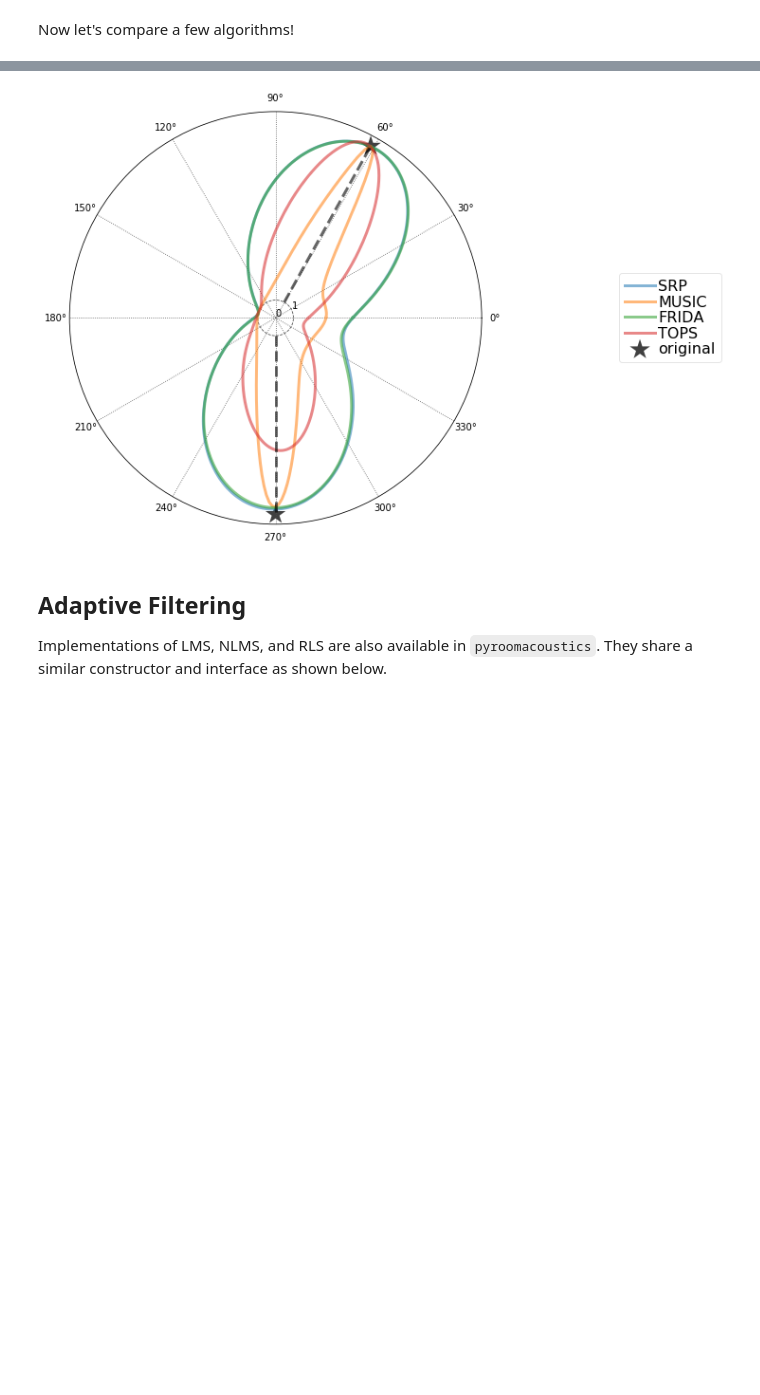
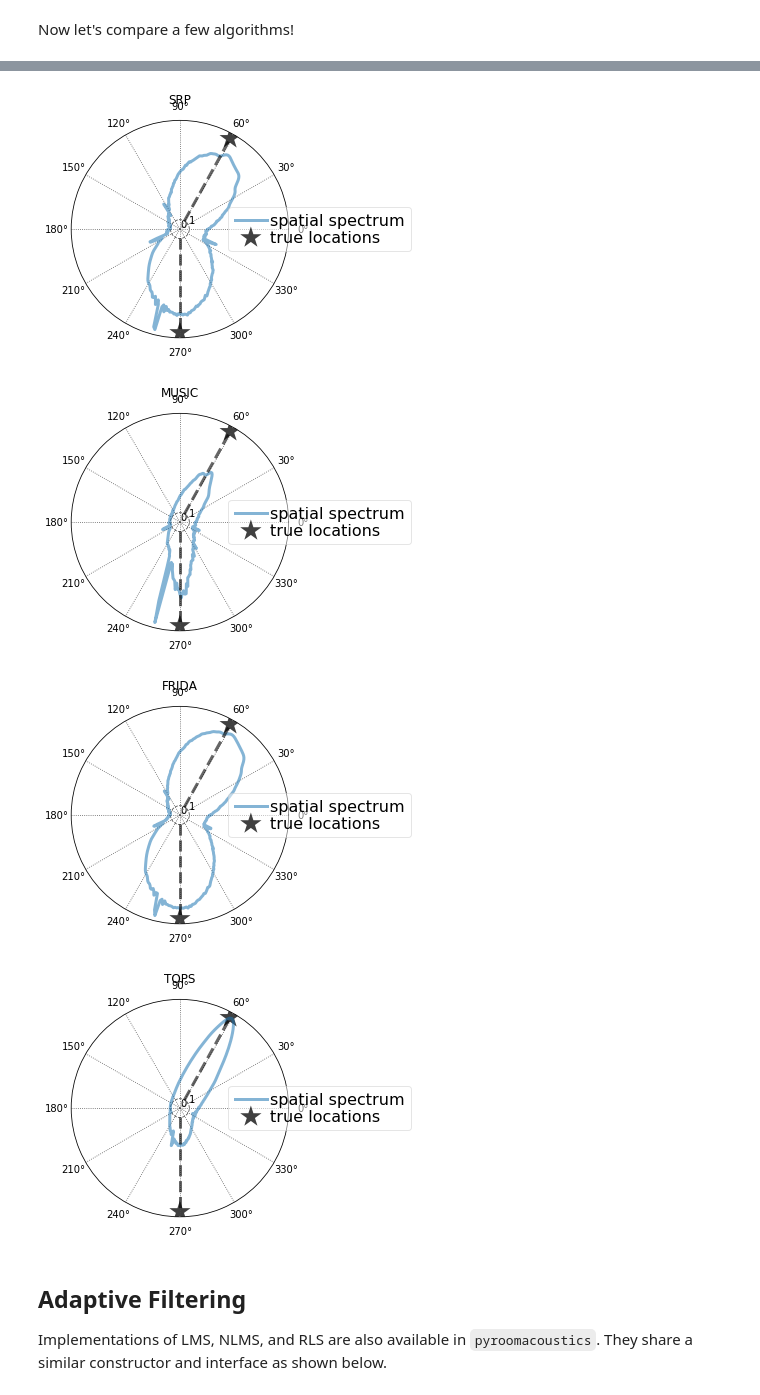
Before and after one commit to LCAV/pyroomacoustics, a Jupyter notebook: notebooks/pyroomacoustics_demo.ipynb, the cells around one changed output, grey strips where cells are left out. Cells and saved outputs as stored; diff of their text form; code cells hidden in the pictures; blank space fills up the shorter version.

```diff
--- a/notebooks/pyroomacoustics_demo.ipynb
+++ b/notebooks/pyroomacoustics_demo.ipynb
@@ -212,7 +208,9 @@ We provide the following algorithms: SRP-PHAT, MUSIC, CSSM, WAVES, TOPS, and FRI
 
 Let's perform DOA for two sources.
 # %%
+# Location of sources
 azimuth = np.array([61., 270.]) / 180. * np.pi
+distance = 2.  # meters
 # %% [markdown]
 A few constants and parameters for the algorithm such as the FFT size and the frequency range over which to perform DOA.
 # %%
@@ -224,6 +230,6 @@ freq_range = [300, 3500]
 # %% [markdown]
 As in the Beamforming example, we will use an array geometry equivalent to that of an Amazon Echo.
 # %%
-center = [0, 0]; radius = 37.5e-3
-echo = pra.circular_2D_array(center=center, M=6, phi0=0, radius=radius)
+echo = pra.circular_2D_array(center=room_dim/2, M=6, phi0=0, radius=37.5e-3)
 echo = np.concatenate((echo, np.array(center, ndmin=2).T), axis=1)
+aroom.add_microphone_array(pra.MicrophoneArray(echo, room.fs))
@@ -261,13 +250,14 @@ for m, signal in enumerate(mic_signals):
 # %% [markdown]
 The DOA algorithms require an STFT input, which we will compute for overlapping frames for our 1 second duration signal.
 # %%
-X = np.array([ pra.stft(signal, nfft, nfft // 2, transform=np.fft.rfft).T for signal in mic_signals ])
+X = np.array([pra.stft(signal, nfft, nfft // 2, transform=np.fft.rfft).T for signal in aroom.mic_array.signals])
 # %% [markdown]
 Now let's compare a few algorithms!
 # %%
 algo_names = ['SRP', 'MUSIC', 'FRIDA', 'TOPS']
 spatial_resp = dict()
 
+# loop through algos
 for algo_name in algo_names:
     # Construct the new DOA object
     # the max_four parameter is necessary for FRIDA only
@@ -276,15 +266,11 @@ for algo_name in algo_names:
     # this call here perform localization on the frames in X
     doa.locate_sources(X, freq_range=freq_range)
 
-    # doa.azimuth_recon contains the reconstructed location of the source
-    print(algo_name)
-    print('  Recovered azimuth:', doa.azimuth_recon / np.pi * 180., 'degrees')
-    print('  Error:', pra.doa.circ_dist(np.sort(azimuth), np.sort(doa.azimuth_recon)) / np.pi * 180., 'degrees')
-
-    # save results for comparison plot
-    spatial_resp[algo_name] = doa.grid.values
+    # store spatial response
     if algo_name is 'FRIDA':
         spatial_resp[algo_name] = np.abs(doa._gen_dirty_img())
+    else:
+        spatial_resp[algo_name] = doa.grid.values
 
     # normalize
     min_val = spatial_resp[algo_name].min()
@@ -308,45 +281,52 @@ Plotting their results:
 # %%
-fig = plt.figure()
-ax = fig.add_subplot(111, projection='polar')
+# plotting param
 base = 1.
 height = 10.
 true_col = [0, 0, 0]
 
+# loop through algos
+phi_plt = doa.grid.azimuth
 for algo_name in algo_names:
-    phi_plt = doa.grid.azimuth
+    # plot
+    fig = plt.figure()
+    ax = fig.add_subplot(111, projection='polar')
     c_phi_plt = np.r_[phi_plt, phi_plt[0]]
     c_dirty_img = np.r_[spatial_resp[algo_name], spatial_resp[algo_name][0]]
     ax.plot(c_phi_plt, base + height * c_dirty_img, linewidth=3,
             alpha=0.55, linestyle='-',
-            label=algo_name)
+            label="spatial spectrum")
+    plt.title(algo_name)
 
-# plot true loc
-for angle in azimuth:
-    ax.plot([angle, angle], [base, base + height], linewidth=3, linestyle='--',
-        color=true_col, alpha=0.6)
-K = len(azimuth)
-ax.scatter(azimuth, base + height*np.ones(K), c=np.tile(true_col,
-           (K, 1)), s=500, alpha=0.75, marker='*',
-           linewidths=0,
-           label='original')
+    # plot true loc
+    for angle in azimuth:
+        ax.plot([angle, angle], [base, base + height], linewidth=3, linestyle='--',
+            color=true_col, alpha=0.6)
+    K = len(azimuth)
+    ax.scatter(azimuth, base + height*np.ones(K), c=np.tile(true_col,
+               (K, 1)), s=500, alpha=0.75, marker='*',
+               linewidths=0,
+               label='true locations')
 
-plt.legend()
-handles, labels = ax.get_legend_handles_labels()
-ax.legend(handles, labels, framealpha=0.5,
-          scatterpoints=1, loc='center right', fontsize=16,
-          ncol=1, bbox_to_anchor=(1.6, 0.5),
-          handletextpad=.2, columnspacing=1.7, labelspacing=0.1)
+    plt.legend()
+    handles, labels = ax.get_legend_handles_labels()
+    ax.legend(handles, labels, framealpha=0.5,
+              scatterpoints=1, loc='center right', fontsize=16,
+              ncol=1, bbox_to_anchor=(1.6, 0.5),
+              handletextpad=.2, columnspacing=1.7, labelspacing=0.1)
 
-ax.set_xticks(np.linspace(0, 2 * np.pi, num=12, endpoint=False))
-ax.xaxis.set_label_coords(0.5, -0.11)
-ax.set_yticks(np.linspace(0, 1, 2))
-ax.xaxis.grid(b=True, color=[0.3, 0.3, 0.3], linestyle=':')
-ax.yaxis.grid(b=True, color=[0.3, 0.3, 0.3], linestyle='--')
-ax.set_ylim([0, 1.05 * (base + height)]);
+    ax.set_xticks(np.linspace(0, 2 * np.pi, num=12, endpoint=False))
+    ax.xaxis.set_label_coords(0.5, -0.11)
+    ax.set_yticks(np.linspace(0, 1, 2))
+    ax.xaxis.grid(b=True, color=[0.3, 0.3, 0.3], linestyle=':')
+    ax.yaxis.grid(b=True, color=[0.3, 0.3, 0.3], linestyle='--')
+    ax.set_ylim([0, 1.05 * (base + height)]);
 
-fig.set_size_inches(20, 8)
+plt.show()
 # %% [output]
-[figure, old version]
+[figure, new version]
+[figure, added]
+[figure, added]
+[figure, added]
 # %% [markdown]
 <a id='af'></a>
 ## Adaptive Filtering
```
Also changed, not shown: parts of 16 cells of this notebook.
